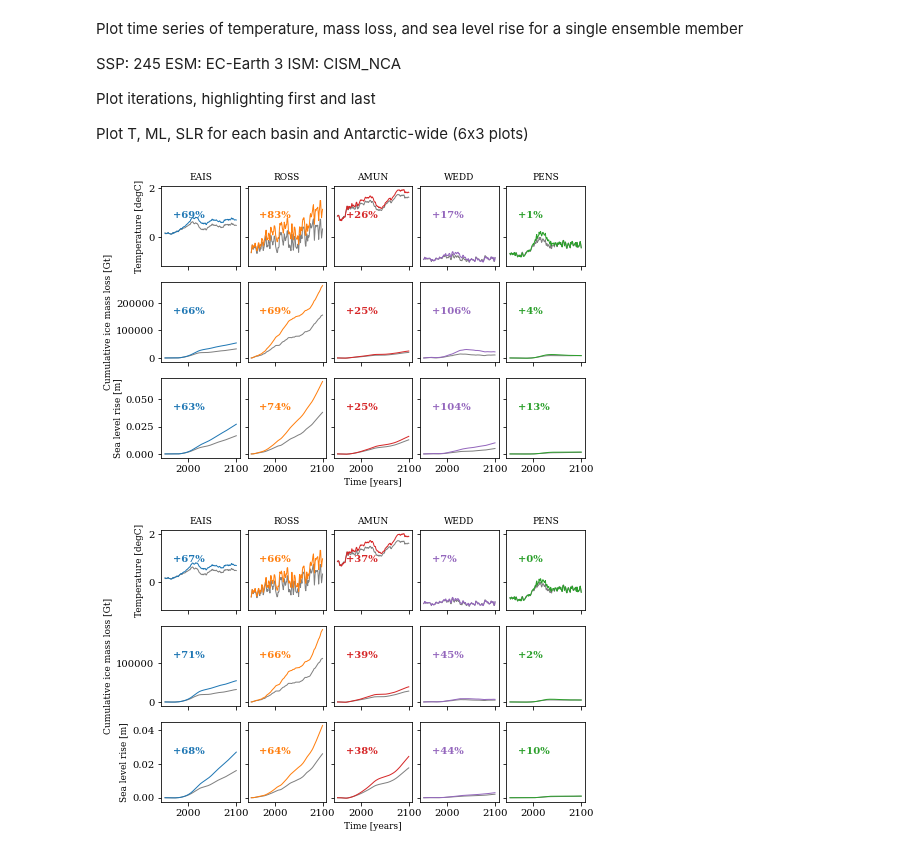
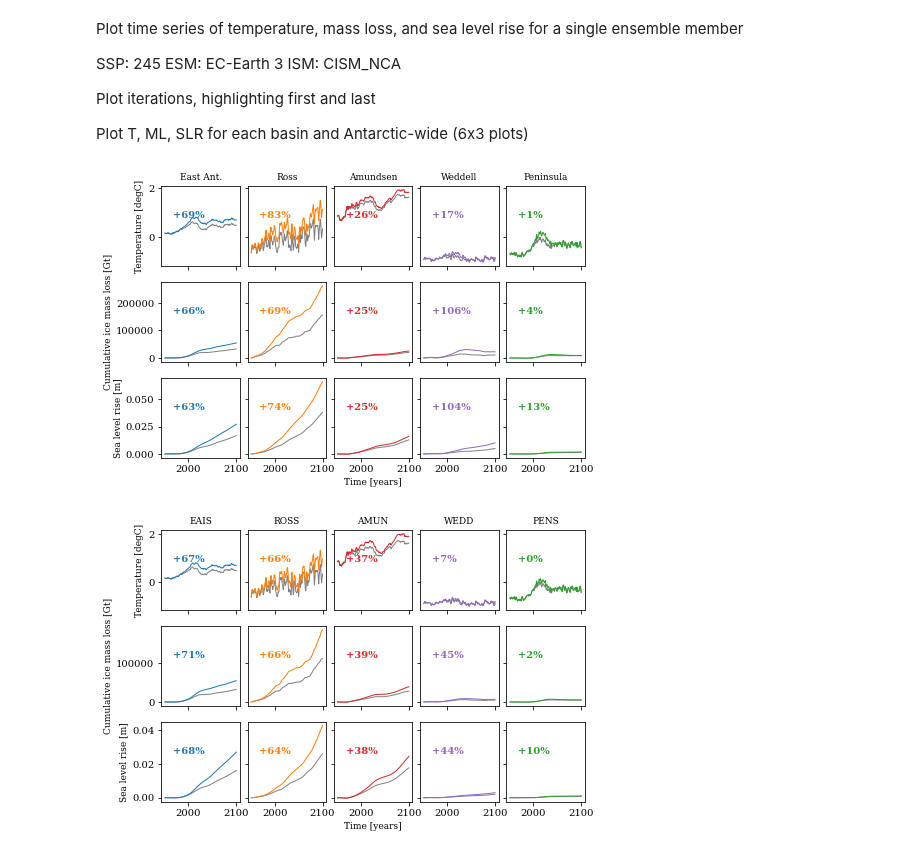
Before and after one commit to erwinlambert/feedback, a Jupyter notebook: notebooks/Draftplot_single_ensemble.ipynb, the cells around one changed output. Drawn from its saved outputs; the diff is of its cells as text; code cells hidden in the pictures.

```diff
--- a/notebooks/Draftplot_single_ensemble.ipynb
+++ b/notebooks/Draftplot_single_ensemble.ipynb
@@ -30,29 +30,31 @@ mpl.rcParams['figure.subplot.wspace'] = .1
 mpl.rcParams['figure.subplot.left'] = .15
 mpl.rcParams['figure.subplot.right'] = .99
 mpl.rcParams['figure.figsize'] = (7,5)
+
+basinname = ['East Ant.','Ross','Amundsen','Weddell','Peninsula']
 # %%
 fig,ax = plt.subplots(3,5,sharex=True,sharey='row')
 
 niter = TMP.shape[0]
 
 for b,bas in enumerate(ds.basin.values):
     for v,var in enumerate([TMP,np.cumsum(IML,axis=1),SLR]):
         dax = ax[v,b]
         dax.plot(ds.time,var[0,:,b],c='.5')
         for n in range(1,niter):
             dax.plot(ds.time,var[n,:,b],c=ut.bcol[bas])
         dax.text(.15,.6,f"{100*((var[-1,-1,b]-var[-1,0,b])-(var[0,-1,b]-var[0,0,b]))/(var[0,-1,b]-var[0,0,b]):+.0f}%",transform=dax.transAxes,weight='bold',c=ut.bcol[bas])
 
-    ax[0,b].set_title(bas)
+    ax[0,b].set_title(basinname[b])
 ax[-1,2].set_xlabel('Time [years]')
 ax[0,0].set_ylabel('Temperature [degC]')
 ax[1,0].set_ylabel('Cumulative ice mass loss [Gt]')
 ax[2,0].set_ylabel('Sea level rise [m]')
 
 plt.savefig(f'../draftfigs/single_ensemble_lin.png',dpi=450)
 plt.show()
 # %% [output]
-[figure, old version]
+[figure, new version]
 # %%
 fig,ax = plt.subplots(3,5,sharex=True,sharey='row')
 
```
Also changed, not shown: 5 other files.
